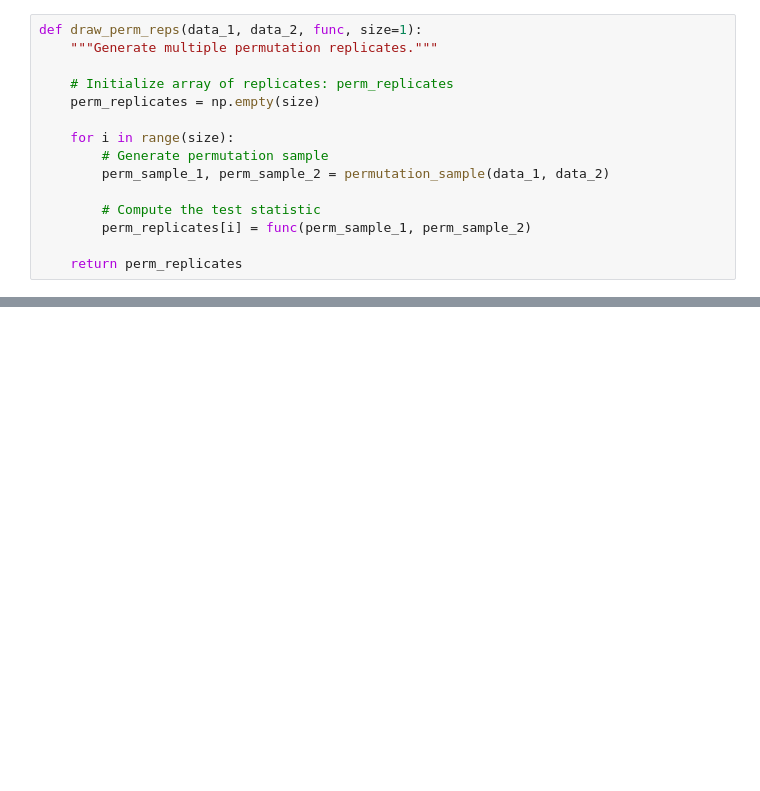
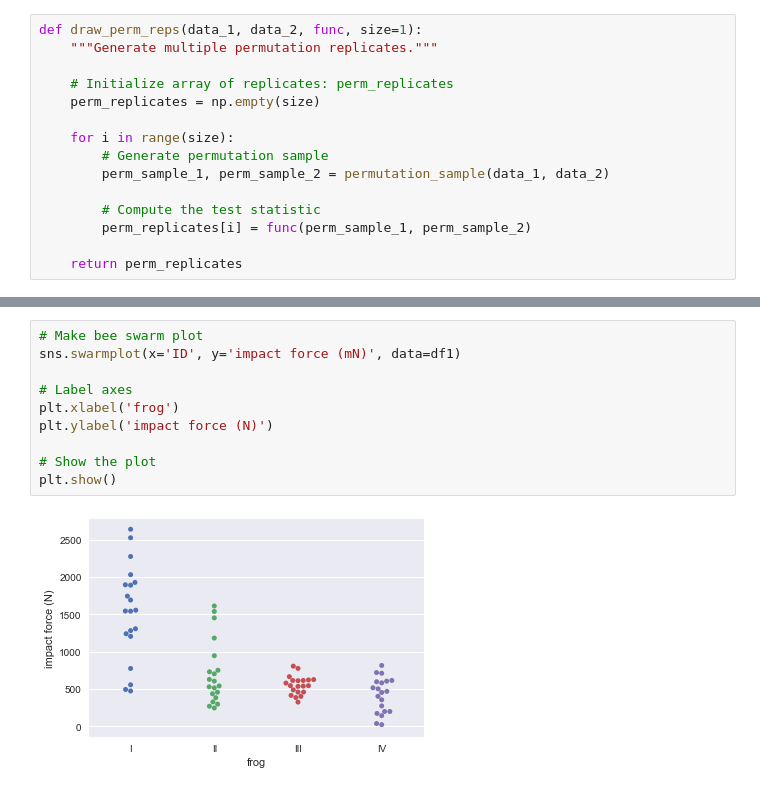
Before and after one commit to Abhishek-2307/Statistical-Thinking, a Jupyter notebook: Exploratory Data Analysis II.ipynb, the cells around one changed output, grey strips where cells are left out. Cells and saved outputs as stored; diff of their text form; blank space fills up the shorter version.

```diff
--- a/Exploratory Data Analysis II.ipynb
+++ b/Exploratory Data Analysis II.ipynb
@@ -553,0 +562,12 @@ df1.head()
+# %%
+# Make bee swarm plot
+sns.swarmplot(x='ID', y='impact force (mN)', data=df1)
+
+# Label axes
+plt.xlabel('frog')
+plt.ylabel('impact force (N)')
+
+# Show the plot
+plt.show()
+# %% [output]
+[figure, added]
```
Also changed, not shown: parts of 15 cells of this notebook, 1 other file.
